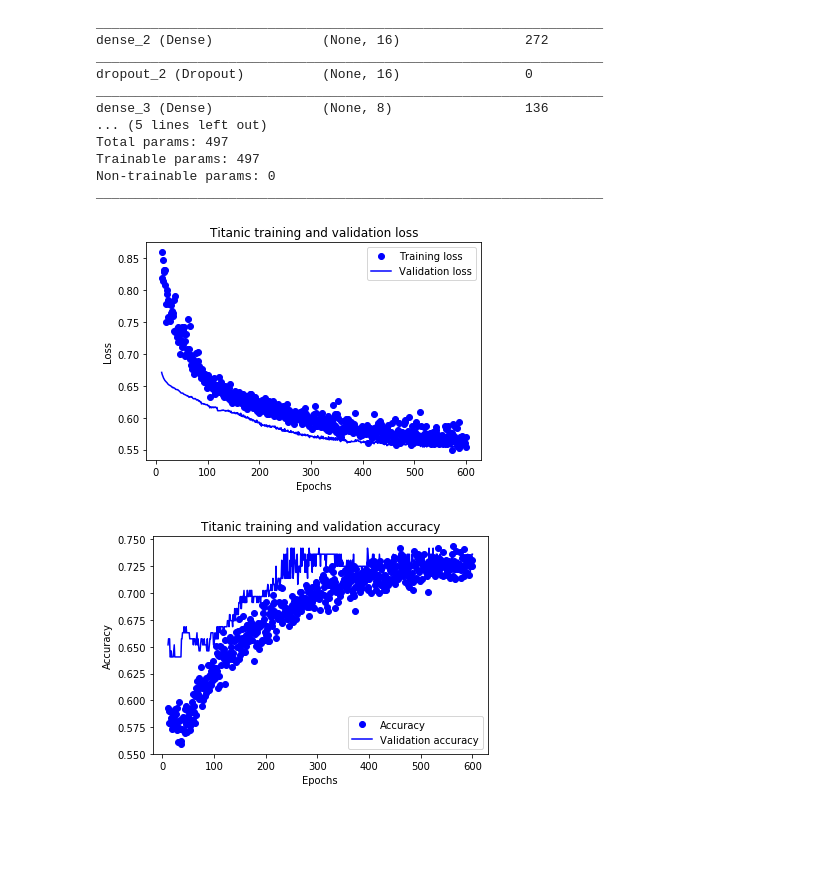
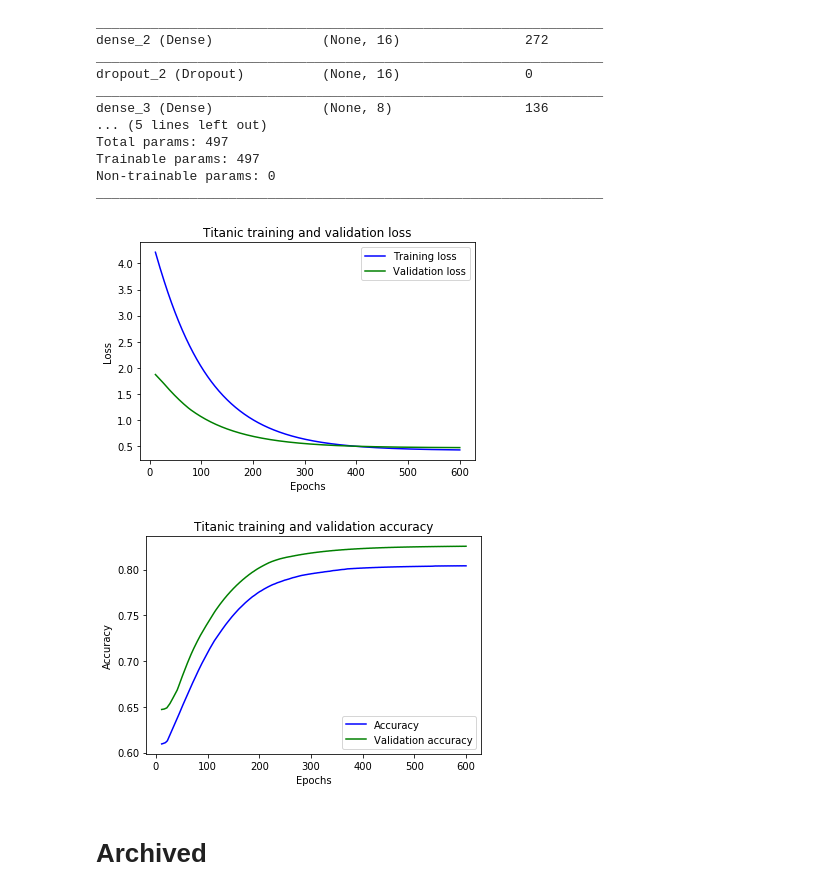
Before and after one commit to whyboris/ml-with-python-and-keras, a Jupyter notebook: titanic/titanic.ipynb, the cells around one changed output. Drawn from its saved outputs; the diff is of its cells as text; code cells hidden in the pictures; blank space fills up the shorter version.

Commit message:
train categorical

```diff
--- a/titanic/titanic.ipynb
+++ b/titanic/titanic.ipynb
@@ -272,16 +310,16 @@ history = model.fit(x_train,
 # %%
 import matplotlib.pyplot as plt  # pylint disable=E0401
 
-loss = history.history['loss']
-val_loss = history.history['val_loss']
+loss = smooth_curve(history.history['loss'])
+val_loss = smooth_curve(history.history['val_loss'])
 
 epochs = range(1, len(loss) + 1)
 
 # don't print out results of the first number epochs
 trim = 10
 
-plt.plot(epochs[trim:], loss[trim:], 'bo', label='Training loss')
-plt.plot(epochs[trim:], val_loss[trim:], 'b', label='Validation loss')
+plt.plot(epochs[trim:], loss[trim:], 'b', label='Training loss')
+plt.plot(epochs[trim:], val_loss[trim:], 'g', label='Validation loss')
 plt.title('Titanic training and validation loss')
 plt.xlabel('Epochs')
 plt.ylabel('Loss')
@@ -289,20 +327,20 @@ plt.legend()
 
 plt.show()
 # %% [output]
-[figure, old version]
+[figure, new version]
 # %%
 plt.clf()
 
-accuracy = history.history['acc']
-val_acc = history.history['val_acc']
+accuracy = smooth_curve(history.history['acc'])
+val_acc = smooth_curve(history.history['val_acc'])
 
-plt.plot(epochs[trim:], accuracy[trim:], 'bo', label='Accuracy')
-plt.plot(epochs[trim:], val_acc[trim:], 'b', label='Validation accuracy')
+plt.plot(epochs[trim:], accuracy[trim:], 'b', label='Accuracy')
+plt.plot(epochs[trim:], val_acc[trim:], 'g', label='Validation accuracy')
 plt.title('Titanic training and validation accuracy')
 plt.xlabel('Epochs')
 plt.ylabel('Accuracy')
 plt.legend()
 
 plt.show()
 # %% [output]
-[figure, old version]
+[figure, new version]
@@ -308,0 +357,2 @@ plt.show()
+# %% [markdown]
+# Archived
```
Also changed, not shown: parts of 10 cells of this notebook.
